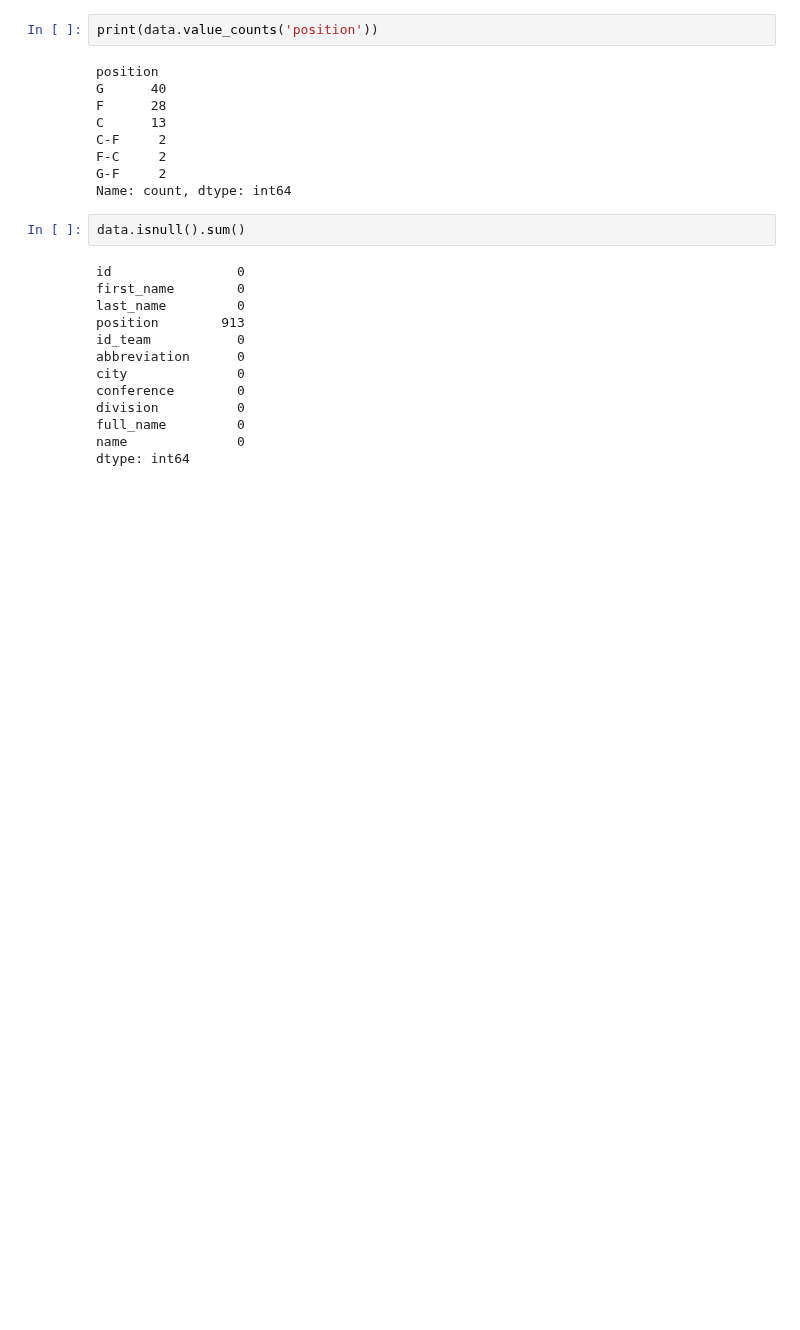
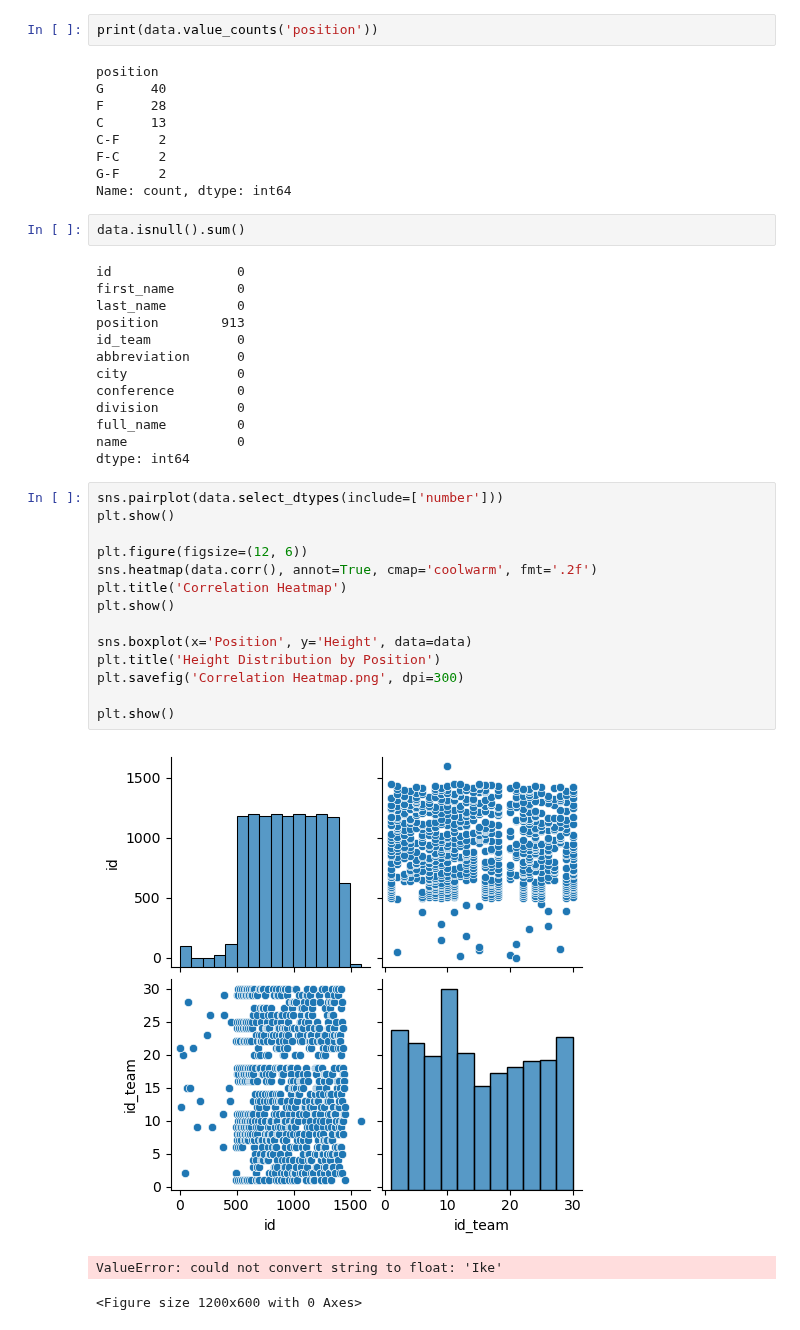
Before and after one commit to KeneanDita/Exploratory-Data-Analysis-EDA-, a Jupyter notebook: NBA Players.ipynb, the cells around one changed output. Cells and saved outputs as stored; diff of their text form; blank space fills up the shorter version.

Commit message:
EDA and minor plots

```diff
--- a/NBA Players.ipynb
+++ b/NBA Players.ipynb
@@ -73,3 +73,21 @@ division          0
 full_name         0
 name              0
 dtype: int64
+# %%
+sns.pairplot(data.select_dtypes(include=['number']))
+plt.show()
+
+plt.figure(figsize=(12, 6))
+sns.heatmap(data.corr(), annot=True, cmap='coolwarm', fmt='.2f')
+plt.title('Correlation Heatmap')
+plt.show()
+
+sns.boxplot(x='Position', y='Height', data=data)
+plt.title('Height Distribution by Position')
+plt.savefig('Correlation Heatmap.png', dpi=300)
+
+plt.show()
+# %% [output]
+[figure, added]
+ValueError: could not convert string to float: 'Ike'
+<Figure size 1200x600 with 0 Axes>
```
Also changed, not shown: parts of 1 cell of this notebook, 1 other file.
